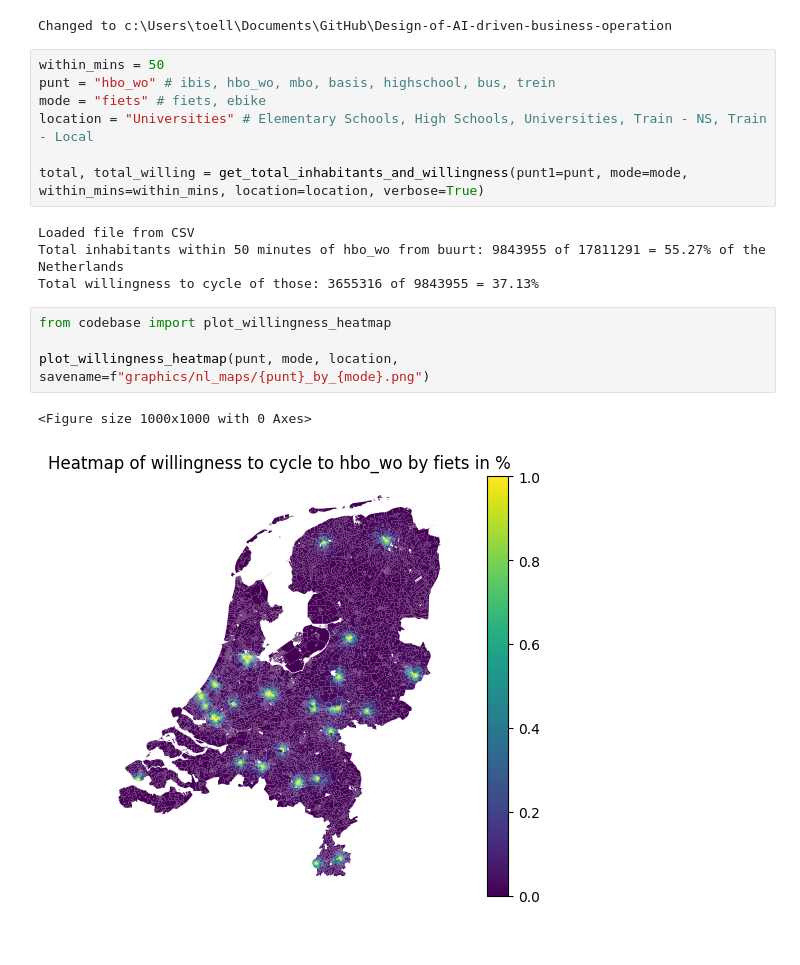
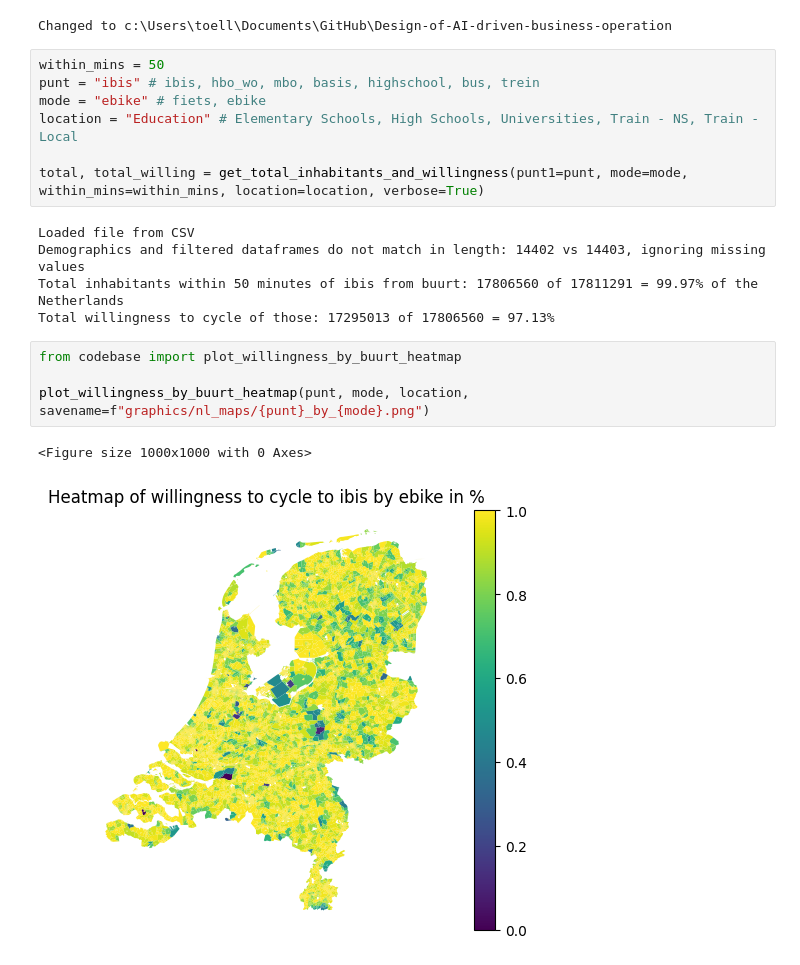
Before and after one commit to FabianScott/Design-of-AI-driven-business-operation, a Jupyter notebook: Topic1/exploration.ipynb, the cells around one changed output. Saved outputs shown, nothing was run; the diff lists cells and outputs as text.

```diff
--- a/Topic1/exploration.ipynb
+++ b/Topic1/exploration.ipynb
@@ -11,19 +11,20 @@ from codebase import get_total_inhabitants_and_willingness
 Changed to c:\Users\toell\Documents\GitHub\Design-of-AI-driven-business-operation
 # %%
 within_mins = 50
-punt = "hbo_wo" # ibis, hbo_wo, mbo, basis, highschool, bus, trein
-mode = "fiets" # fiets, ebike
-location = "Universities" # Elementary Schools, High Schools, Universities, Train - NS, Train - Local
+punt = "ibis" # ibis, hbo_wo, mbo, basis, highschool, bus, trein
+mode = "ebike" # fiets, ebike
+location = "Education" # Elementary Schools, High Schools, Universities, Train - NS, Train - Local
 
 total, total_willing = get_total_inhabitants_and_willingness(punt1=punt, mode=mode, within_mins=within_mins, location=location, verbose=True)
 # %% [output]
 Loaded file from CSV
-Total inhabitants within 50 minutes of hbo_wo from buurt: 9843955 of 17811291 = 55.27% of the Netherlands
-Total willingness to cycle of those: 3655316 of 9843955 = 37.13%
+Demographics and filtered dataframes do not match in length: 14402 vs 14403, ignoring missing values
+Total inhabitants within 50 minutes of ibis from buurt: 17806560 of 17811291 = 99.97% of the Netherlands
+Total willingness to cycle of those: 17295013 of 17806560 = 97.13%
 # %%
-from codebase import plot_willingness_heatmap
+from codebase import plot_willingness_by_buurt_heatmap
 
-plot_willingness_heatmap(punt, mode, location, savename=f"graphics/nl_maps/{punt}_by_{mode}.png")
+plot_willingness_by_buurt_heatmap(punt, mode, location, savename=f"graphics/nl_maps/{punt}_by_{mode}.png")
 # %% [output]
 <Figure size 1000x1000 with 0 Axes>
-[figure, old version]
+[figure, new version]
```
Also changed, not shown: 2 other files.
